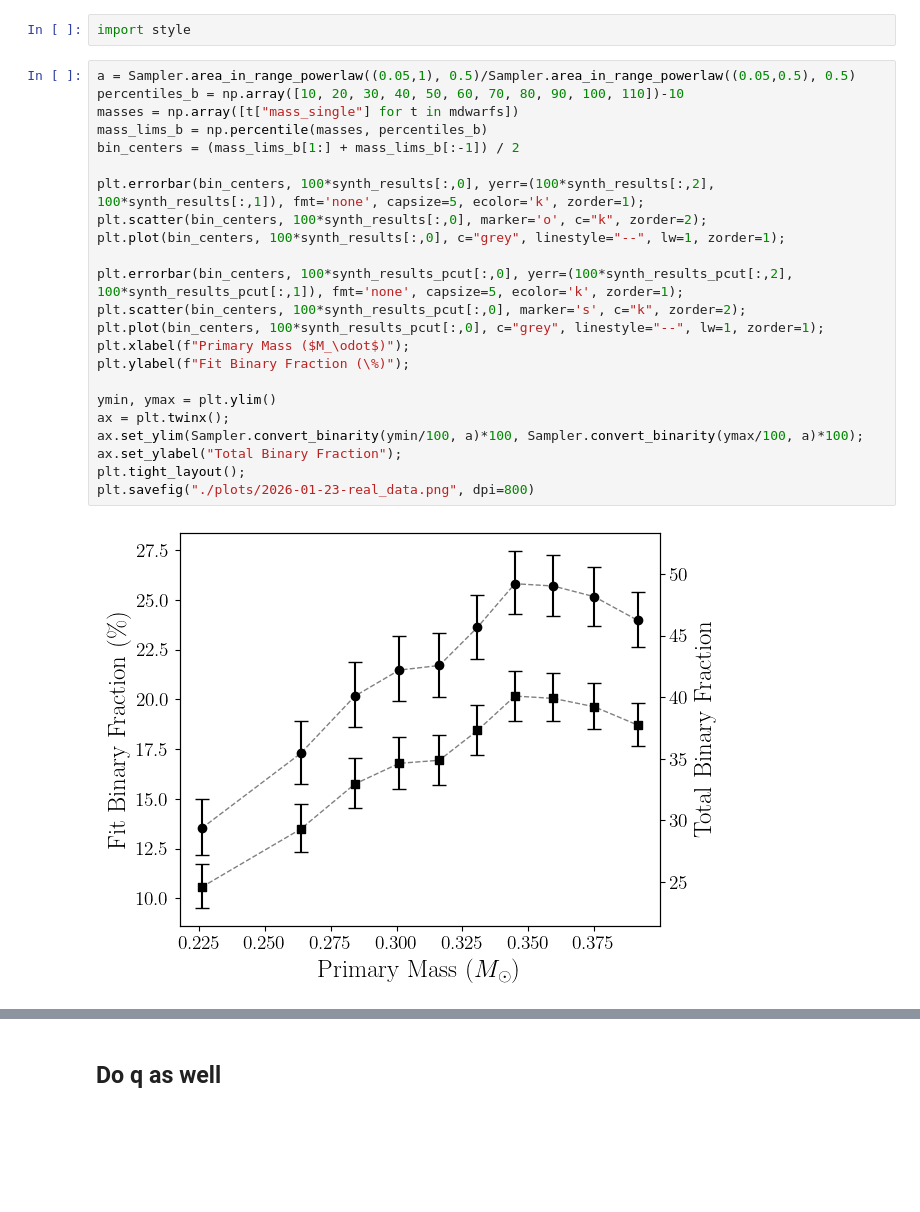
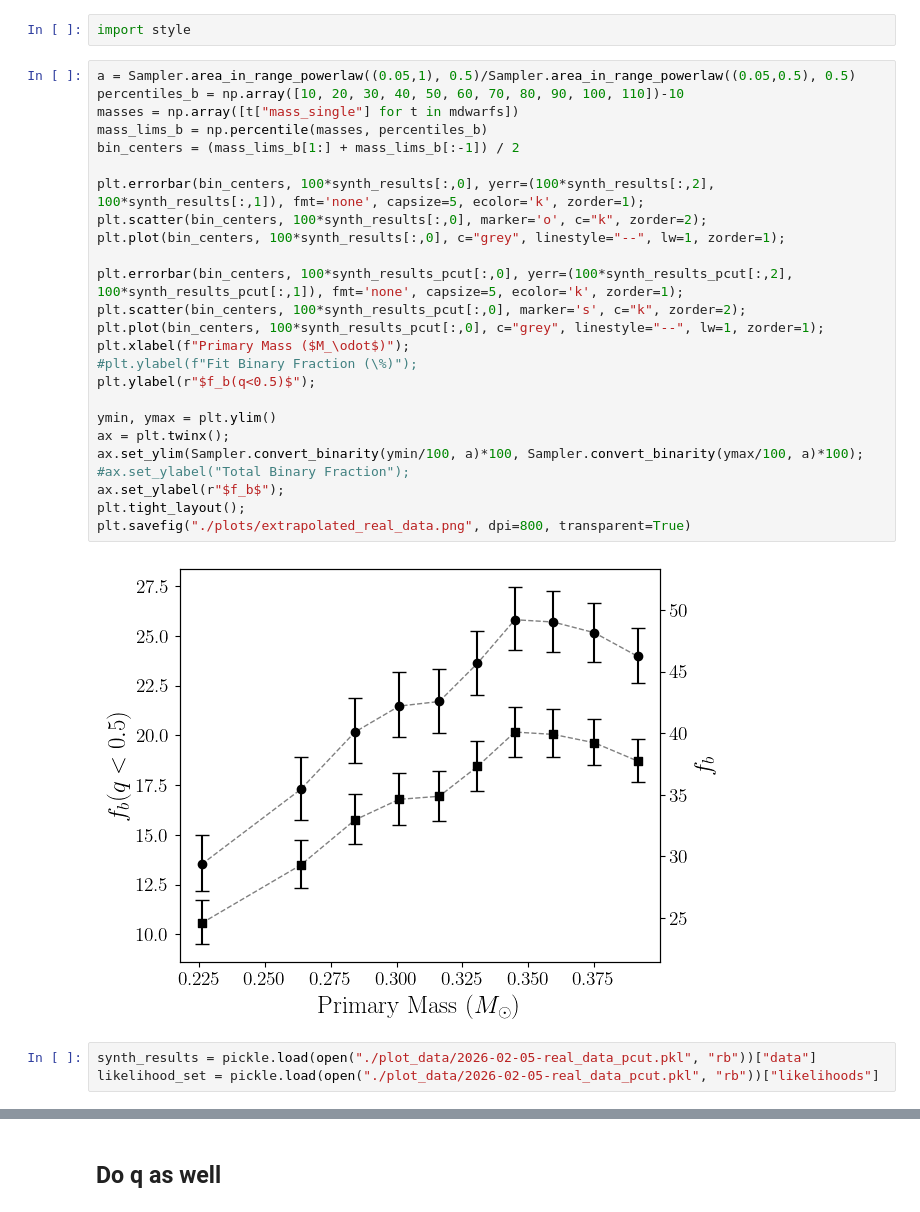
Before and after one commit to BenPennell/BrownDwarfProbabilities, a Jupyter notebook: Results.ipynb, the cells around one changed output, grey strips where cells are left out. Saved outputs shown, nothing was run; the diff lists cells and outputs as text; blank space fills up the shorter version.

```diff
--- a/Results.ipynb
+++ b/Results.ipynb
@@ -135,25 +141,30 @@ import style
 # %%
 a = Sampler.area_in_range_powerlaw((0.05,1), 0.5)/Sampler.area_in_range_powerlaw((0.05,0.5), 0.5)
 percentiles_b = np.array([10, 20, 30, 40, 50, 60, 70, 80, 90, 100, 110])-10
 masses = np.array([t["mass_single"] for t in mdwarfs])
 mass_lims_b = np.percentile(masses, percentiles_b)
 bin_centers = (mass_lims_b[1:] + mass_lims_b[:-1]) / 2
 
 plt.errorbar(bin_centers, 100*synth_results[:,0], yerr=(100*synth_results[:,2], 100*synth_results[:,1]), fmt='none', capsize=5, ecolor='k', zorder=1);
 plt.scatter(bin_centers, 100*synth_results[:,0], marker='o', c="k", zorder=2);
 plt.plot(bin_centers, 100*synth_results[:,0], c="grey", linestyle="--", lw=1, zorder=1);
 
 plt.errorbar(bin_centers, 100*synth_results_pcut[:,0], yerr=(100*synth_results_pcut[:,2], 100*synth_results_pcut[:,1]), fmt='none', capsize=5, ecolor='k', zorder=1);
 plt.scatter(bin_centers, 100*synth_results_pcut[:,0], marker='s', c="k", zorder=2);
 plt.plot(bin_centers, 100*synth_results_pcut[:,0], c="grey", linestyle="--", lw=1, zorder=1);
 plt.xlabel(f"Primary Mass ($M_\odot$)");
-plt.ylabel(f"Fit Binary Fraction (\%)");
+#plt.ylabel(f"Fit Binary Fraction (\%)");
+plt.ylabel(r"$f_b(q<0.5)$");
 
 ymin, ymax = plt.ylim()
 ax = plt.twinx();
 ax.set_ylim(Sampler.convert_binarity(ymin/100, a)*100, Sampler.convert_binarity(ymax/100, a)*100);
-ax.set_ylabel("Total Binary Fraction");
+#ax.set_ylabel("Total Binary Fraction");
+ax.set_ylabel(r"$f_b$");
 plt.tight_layout();
-plt.savefig("./plots/2026-01-23-real_data.png", dpi=800)
+plt.savefig("./plots/extrapolated_real_data.png", dpi=800, transparent=True)
 # %% [output]
-[figure, old version]
+[figure, new version]
+# %%
+synth_results = pickle.load(open("./plot_data/2026-02-05-real_data_pcut.pkl", "rb"))["data"]
+likelihood_set = pickle.load(open("./plot_data/2026-02-05-real_data_pcut.pkl", "rb"))["likelihoods"]
```
Also changed, not shown: parts of 25 cells of this notebook, 43 other files.
